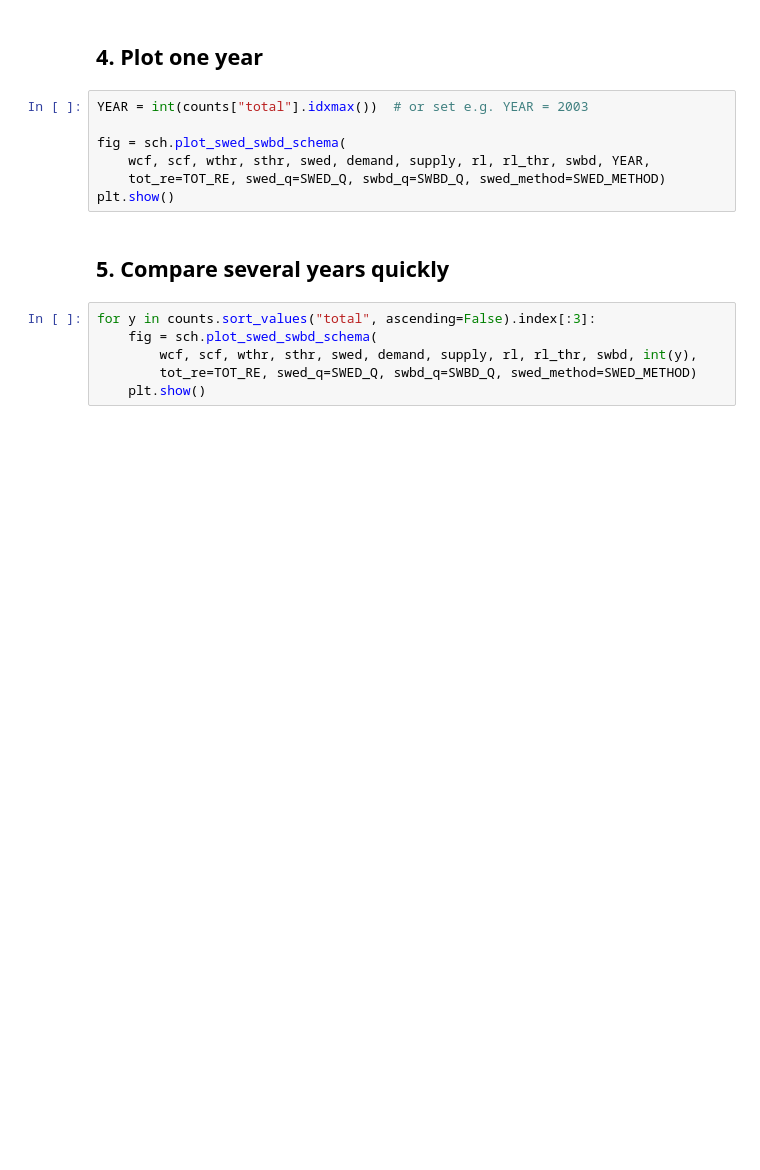
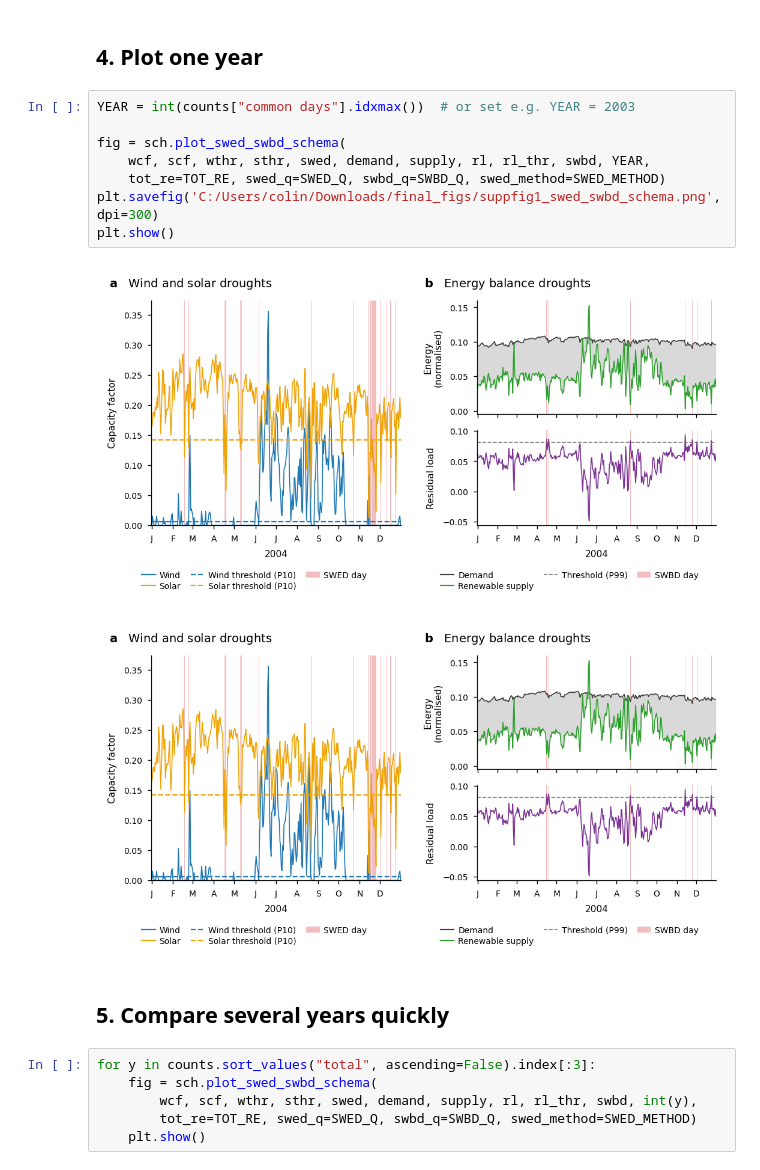
Before and after one commit to colinlenoble/WSED-WSBD, a Jupyter notebook: schema_explanation_sandbox.ipynb, the cells around one changed output. Cells and saved outputs as stored; diff of their text form; blank space fills up the shorter version.

```diff
--- a/schema_explanation_sandbox.ipynb
+++ b/schema_explanation_sandbox.ipynb
@@ -95,12 +103,16 @@ pd.DataFrame(rows).T
 # %% [markdown]
 ## 4. Plot one year
 # %%
-YEAR = int(counts["total"].idxmax())  # or set e.g. YEAR = 2003
+YEAR = int(counts["common days"].idxmax())  # or set e.g. YEAR = 2003
 
 fig = sch.plot_swed_swbd_schema(
     wcf, scf, wthr, sthr, swed, demand, supply, rl, rl_thr, swbd, YEAR,
     tot_re=TOT_RE, swed_q=SWED_Q, swbd_q=SWBD_Q, swed_method=SWED_METHOD)
+plt.savefig('C:/Users/colin/Downloads/final_figs/suppfig1_swed_swbd_schema.png',dpi=300)
 plt.show()
+# %% [output]
+[figure, added]
+[figure, added]
 # %% [markdown]
 ## 5. Compare several years quickly
 # %%
```
Also changed, not shown: parts of 7 cells of this notebook, 6 other files.
